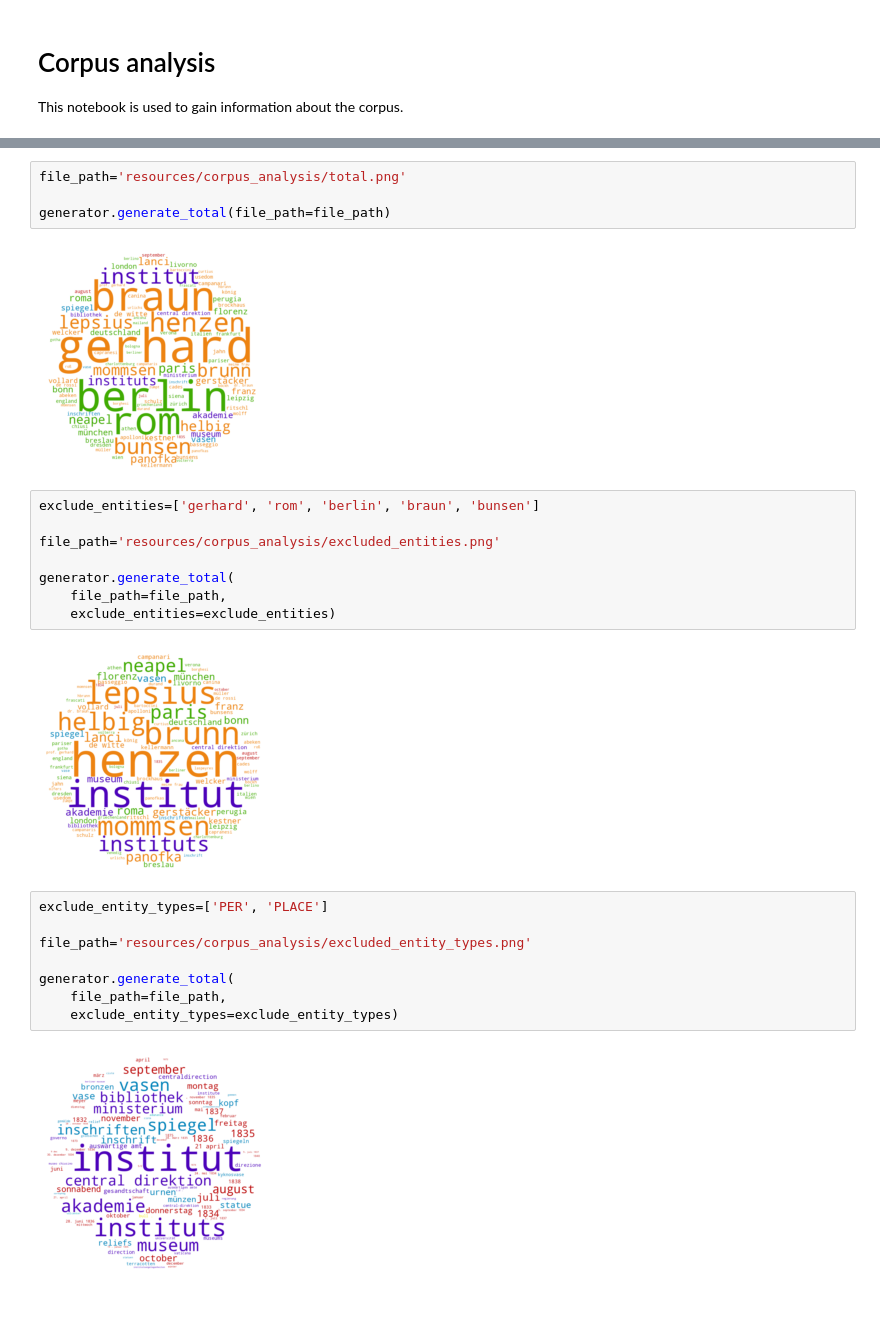
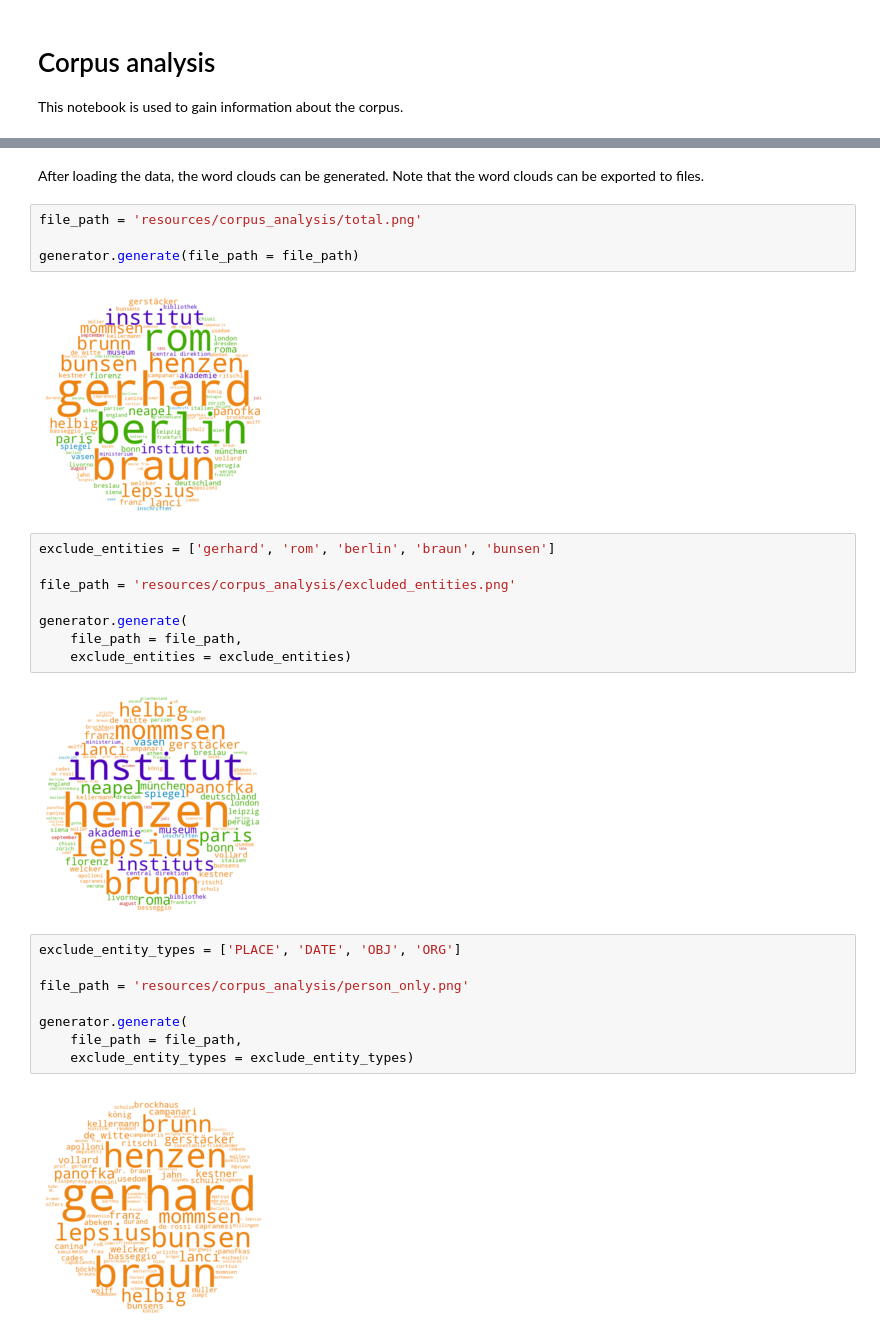
Before and after one commit to dainst/gelehrtenkorrespondenz-21, a Jupyter notebook: notebooks/corpus_analysis.ipynb, the cells around one changed output, grey strips where cells are left out. Drawn from its saved outputs; the diff is of its cells as text; blank space fills up the shorter version.

```diff
--- a/notebooks/corpus_analysis.ipynb
+++ b/notebooks/corpus_analysis.ipynb
@@ -25,26 +43,28 @@ generator.extract_data(os.path.abspath('data/annotations/'))
+# %% [markdown]
+After loading the data, the word clouds can be generated. Note that the word clouds can be exported to files.
 # %%
-file_path='resources/corpus_analysis/total.png'
+file_path = 'resources/corpus_analysis/total.png'
 
-generator.generate_total(file_path=file_path)
+generator.generate(file_path = file_path)
 # %% [output]
-[figure, old version]
+[figure, new version]
 # %%
-exclude_entities=['gerhard', 'rom', 'berlin', 'braun', 'bunsen']
+exclude_entities = ['gerhard', 'rom', 'berlin', 'braun', 'bunsen']
 
-file_path='resources/corpus_analysis/excluded_entities.png'
+file_path = 'resources/corpus_analysis/excluded_entities.png'
 
-generator.generate_total(
-    file_path=file_path,
-    exclude_entities=exclude_entities)
+generator.generate(
+    file_path = file_path,
+    exclude_entities = exclude_entities)
 # %% [output]
-[figure, old version]
+[figure, new version]
 # %%
-exclude_entity_types=['PER', 'PLACE']
+exclude_entity_types = ['PLACE', 'DATE', 'OBJ', 'ORG']
 
-file_path='resources/corpus_analysis/excluded_entity_types.png'
+file_path = 'resources/corpus_analysis/person_only.png'
 
-generator.generate_total(
-    file_path=file_path,
-    exclude_entity_types=exclude_entity_types)
+generator.generate(
+    file_path = file_path,
+    exclude_entity_types = exclude_entity_types)
 # %% [output]
-[figure, old version]
+[figure, new version]
```
Also changed, not shown: parts of 9 cells of this notebook, 8 other files.
